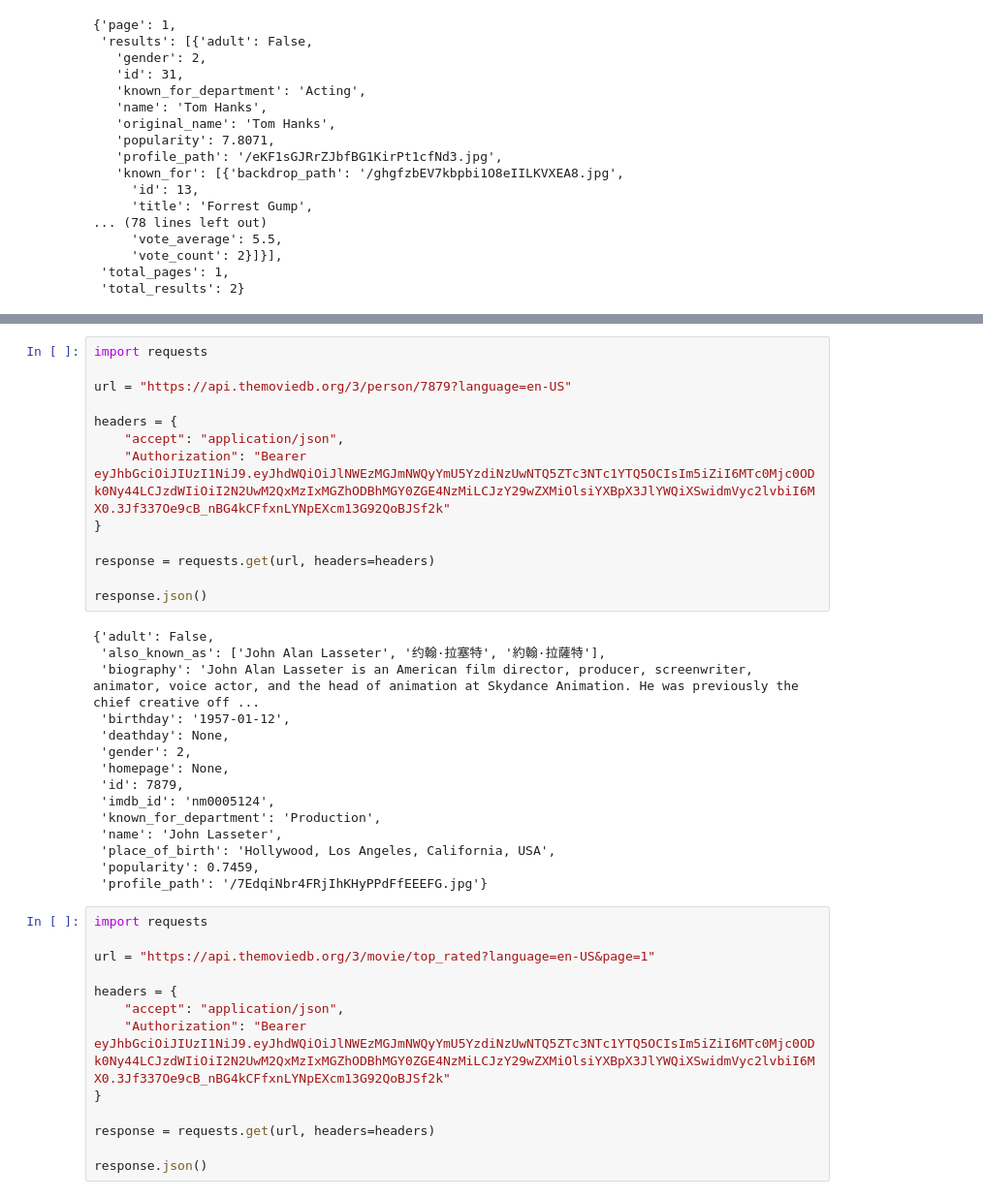
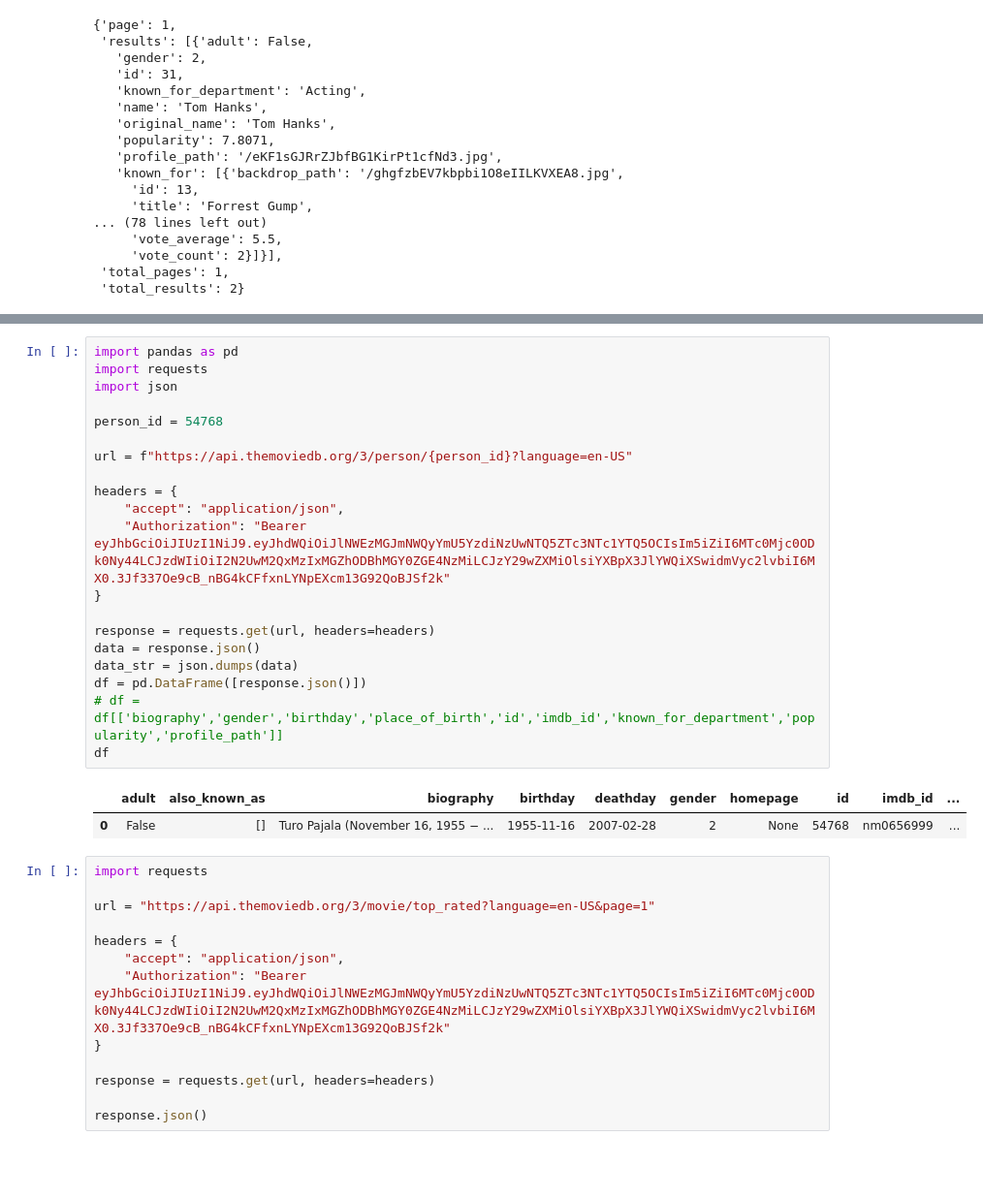
Before and after one commit to DK-Hieu/PTPM_project, a Jupyter notebook: tmdb_dataset.ipynb, the cells around one changed output, grey strips where cells are left out. Shown: that part at 97% size. Cells and saved outputs as stored; diff of their text form; blank space fills up the shorter version.

```diff
--- a/tmdb_dataset.ipynb
+++ b/tmdb_dataset.ipynb
@@ -340,31 +371,26 @@ response.json()
 # %%
+import pandas as pd
 import requests
+import json
 
-url = "https://api.themoviedb.org/3/person/7879?language=en-US"
+person_id = 54768
+
+url = f"https://api.themoviedb.org/3/person/{person_id}?language=en-US"
 
 headers = {
     "accept": "application/json",
     "Authorization": "Bearer eyJhbGciOiJIUzI1NiJ9.eyJhdWQiOiJlNWEzMGJmNWQyYmU5YzdiNzUwNTQ5ZTc3NTc1YTQ5OCIsIm5iZiI6MTc0Mjc0ODk0Ny44LCJzdWIiOiI2N2UwM2QxMzIxMGZhODBhMGY0ZGE4NzMiLCJzY29wZXMiOlsiYXBpX3JlYWQiXSwidmVyc2lvbiI6MX0.3Jf337Oe9cB_nBG4kCFfxnLYNpEXcm13G92QoBJSf2k"
 }
 
 response = requests.get(url, headers=headers)
-
-response.json()
+data = response.json()
+data_str = json.dumps(data)
+df = pd.DataFrame([response.json()])
+# df = df[['biography','gender','birthday','place_of_birth','id','imdb_id','known_for_department','popularity','profile_path']]
+df
 # %% [output]
-{'adult': False,
- 'also_known_as': ['John Alan Lasseter', '约翰·拉塞特', '約翰·拉薩特'],
- 'biography': 'John Alan Lasseter is an American film director, producer, screenwriter, animator, voice actor, and the head of animation at Skydance Animation. He was previously the chief creative off ...
- 'birthday': '1957-01-12',
- 'deathday': None,
- 'gender': 2,
- 'homepage': None,
- 'id': 7879,
- 'imdb_id': 'nm0005124',
- 'known_for_department': 'Production',
- 'name': 'John Lasseter',
- 'place_of_birth': 'Hollywood, Los Angeles, California, USA',
- 'popularity': 0.7459,
- 'profile_path': '/7EdqiNbr4FRjIhKHyPPdFfEEEFG.jpg'}
+|  | adult | also_known_as | biography | birthday | deathday | gender | homepage | id | imdb_id | ... |
+| 0 | False | [] | Turo Pajala (November 16, 1955 − ... | 1955-11-16 | 2007-02-28 | 2 | None | 54768 | nm0656999 | ... |
 # %%
 import requests
 
```
Also changed, not shown: parts of 2 cells of this notebook, 11 other files.
